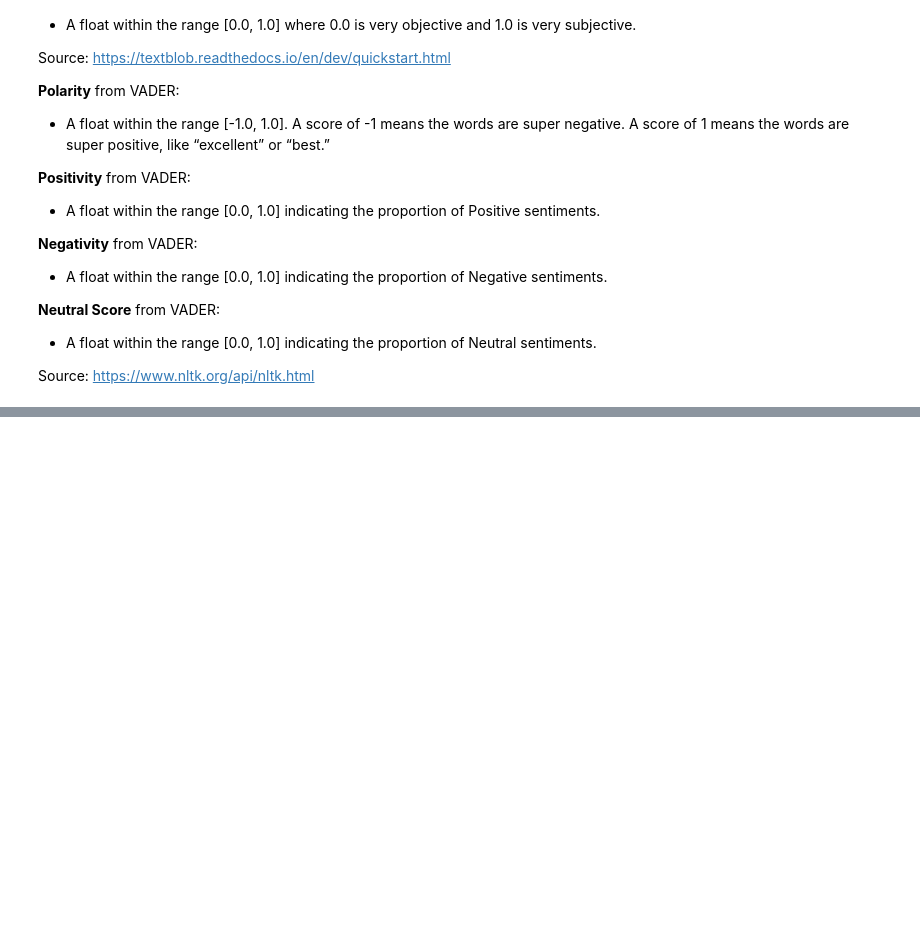
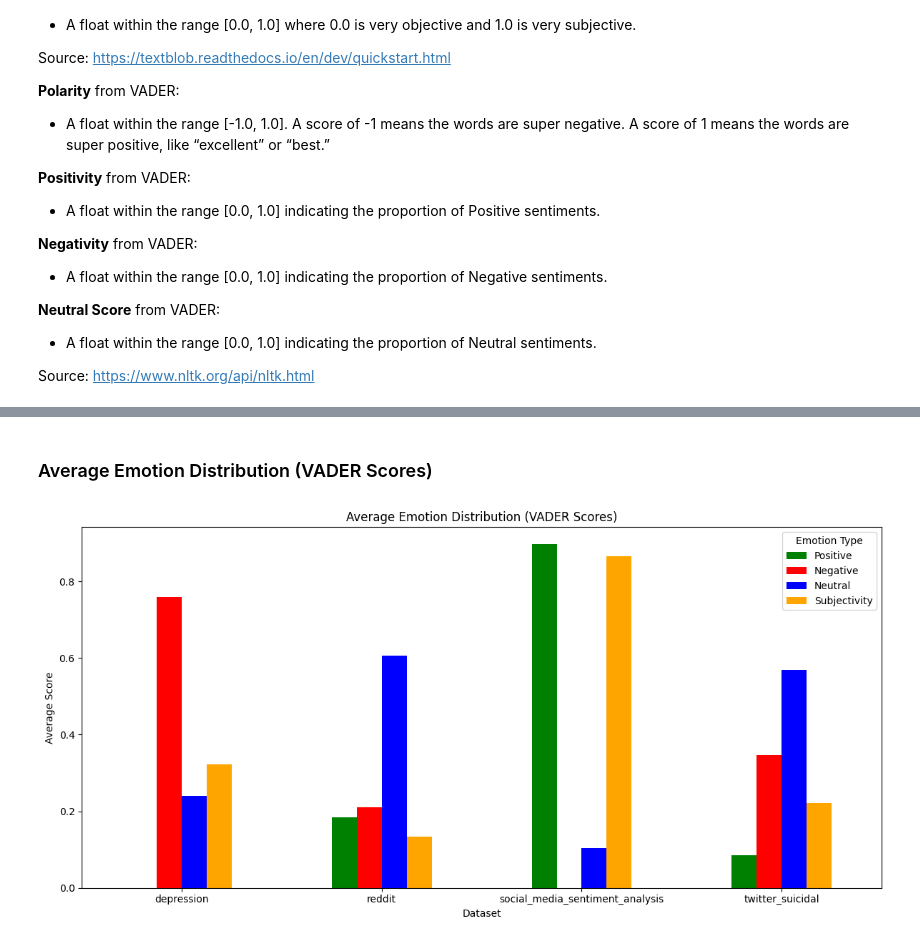
Before and after one commit to kmock930/Natural-Language-Processing, a Jupyter notebook: Project/sentiment-analysis.ipynb, the cells around one changed output, grey strips where cells are left out. Drawn from its saved outputs; the diff is of its cells as text; code cells hidden in the pictures; blank space fills up the shorter version.

```diff
--- a/Project/sentiment-analysis.ipynb
+++ b/Project/sentiment-analysis.ipynb
@@ -366,0 +495,34 @@ Source: <url>https://www.nltk.org/api/nltk.html</url>
+# %% [markdown]
+### Average Emotion Distribution (VADER Scores)
+# %%
+# Calculate average VADER scores for each dataset
+average_emotions = {}
+for dataset_name, df in dataframes.items():
+    average_emotions[dataset_name] = {
+        'Positive': df['positive'].mean(),
+        'Negative': df['negative'].mean(),
+        'Neutral': df['neutral'].mean(),
+        'Subjectivity': df['subjectivity'].mean(),
+    }
+
+# Convert to a DataFrame for easier plotting
+emotion_df = pd.DataFrame(average_emotions).T
+
+# Rename the index to remove "_ngram" from the labels
+emotion_df.index = emotion_df.index.str.replace('_ngram', '', regex=False)
+
+# Filter out prediction results from the DataFrame
+emotion_df = emotion_df[~emotion_df.index.str.contains('pred_results')]
+
+# Plot the average emotion distribution
+emotion_df.plot(kind='bar', figsize=(12, 6), color=['green', 'red', 'blue', 'orange'])
+plt.title("Average Emotion Distribution (VADER Scores)")
+plt.xlabel("Dataset")
+plt.ylabel("Average Score")
+plt.xticks(rotation=0)
+plt.legend(title="Emotion Type")
+plt.tight_layout()
+plt.savefig(os.path.join(output_dir, "average_emotion_distribution.png"))
+plt.show()
+# %% [output]
+[figure, added]
```
Also changed, not shown: parts of 17 cells of this notebook, 22 other files.
